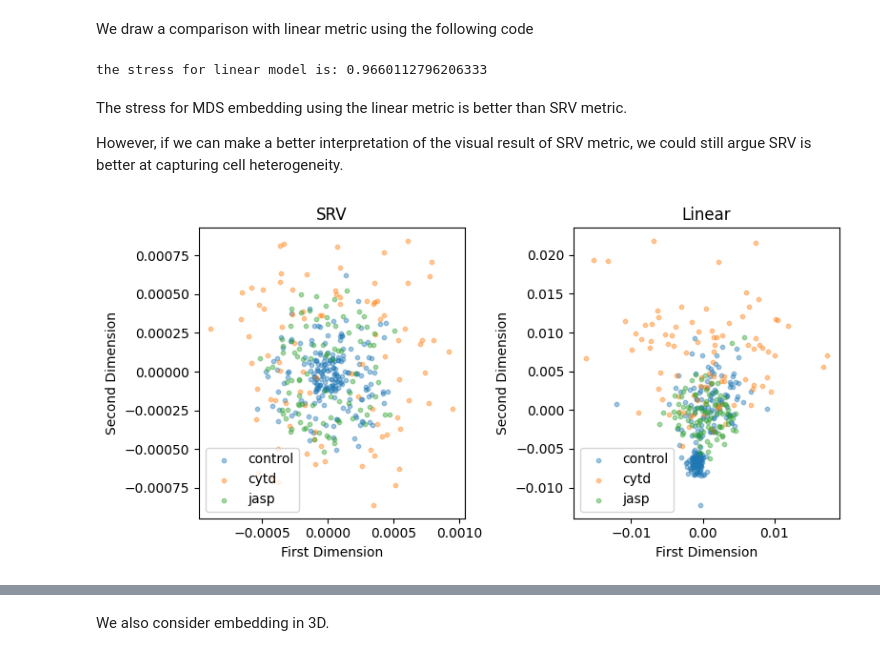
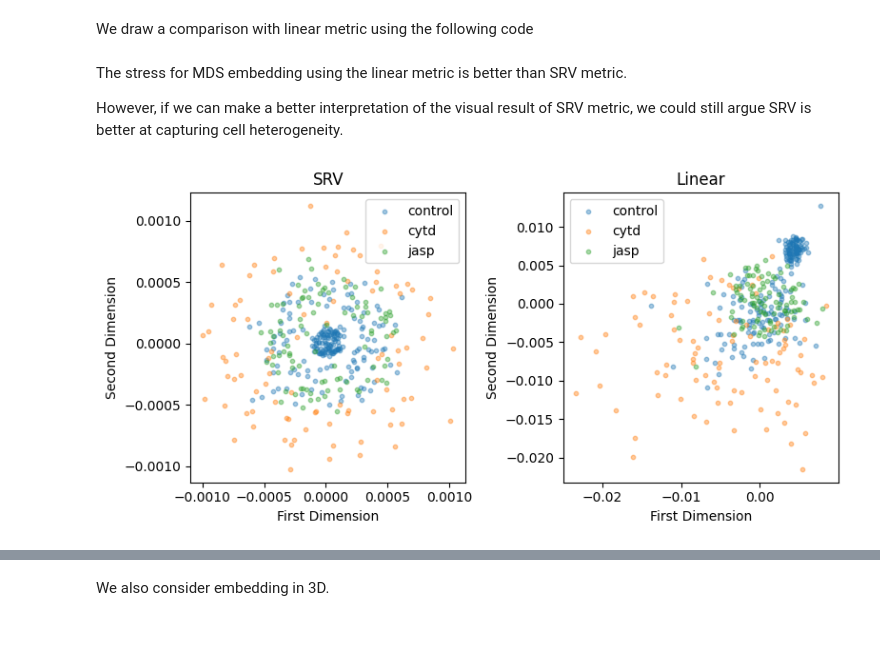
Before and after one commit to wxli0/dyn, a Jupyter notebook: dyn/notebooks/osteosarcoma_analysis_no_scale.ipynb, the cells around one changed output, grey strips where cells are left out. Drawn from its saved outputs; the diff is of its cells as text; code cells hidden in the pictures.

```diff
--- a/dyn/notebooks/osteosarcoma_analysis_no_scale.ipynb
+++ b/dyn/notebooks/osteosarcoma_analysis_no_scale.ipynb
@@ -1107,3 +1106,7 @@ INFO: finding looplift candidates
+# %%
+pairwise_dists = {}
+pairwise_dists['SRV'] = parallel_dist(cell_shapes, srv_dist, k_sampling_points)
+pairwise_dists['Linear'] = parallel_dist(cell_shapes, linear_dist, k_sampling_points)
 # %% [markdown]
 Calculate MDS statistics for dimension 2
 # %%
@@ -1122,13 +1145,18 @@ the stress for SRV model is: 0.009656548932487729
 # %% [markdown]
 MDS embedding of cell treatments (control, cytd and jasp) for different cell lines (dunn and dlm8)
 # %%
+dims = range(2, 4)
 embs = {}
-metric = 'SRV'
-embs[metric] = {}
-index = 0
-for treatment in TREATMENTS:
-    embs[metric][treatment] = {}
-    for line in LINES:
-        cell_num = len(ds_align[treatment][line])
-        embs[metric][treatment][line] = pos[index:index+cell_num]
-        index += cell_num
+
+for metric in METRICS:
+    embs[metric] = {}
+    for dim in dims:
+        embs[metric][dim] = {}
+        index = 0
+        for treatment in TREATMENTS:
+            embs[metric][dim][treatment] = {}
+            for line in LINES:
+                cell_num = len(ds_align[treatment][line])
+                pos[metric][dim][index:index+cell_num]
+                embs[metric][dim][treatment][line] = pos[metric][dim][index:index+cell_num]
+                index += cell_num
@@ -1142,51 +1169,36 @@ pairwise_linear_dists = parallel_dist(cell_shapes, linear_dist, k_sampling_point
-# %%
-mds = manifold.MDS(n_components=2, random_state=1, dissimilarity="precomputed")
-pos = mds.fit(pairwise_linear_dists).embedding_
-print("the stress for linear model is:", mds.stress_)
-# %% [output]
-the stress for linear model is: 0.9660112796206333
 # %% [markdown]
 The stress for MDS embedding using the linear metric is better than SRV metric.
 
 However, if we can make a better interpretation of the visual result of SRV metric, we could still argue SRV is better at capturing cell heterogeneity.
-# %%
-metric = 'Linear'
-embs[metric] = {}
-index = 0
-for treatment in TREATMENTS:
-    embs[metric][treatment] = {}
-    for line in LINES:
-        cell_num = len(ds_align[treatment][line])
-        embs[metric][treatment][line] = pos[index:index+cell_num]
-        index += cell_num
 # %%
 fig, axs = plt.subplots(1, 2, sharex=False, sharey=False, tight_layout=True, figsize=(8, 4))
 
+dim = 2
 line = 'dunn'
 for j, metric in enumerate(METRICS):
     distances = []
     for i, treatment in enumerate(TREATMENTS):
-        cur_embs = embs[metric][treatment][line]
+        cur_embs = embs[metric][dim][treatment][line]
         axs[j].scatter(
                 cur_embs[:, 0],
                 cur_embs[:, 1],
                 label=treatment,
                 s=10,
                 alpha=0.4
             )
         # axs[j].set_xlim(-3.5*1e-5, 3.5*1e-5)
         axs[j].set_xlabel("First Dimension")
         axs[j].set_ylabel("Second Dimension")
         axs[j].legend()
         axs[j].set_title(f"{metric}")
 # fig.suptitle("MDS of cell shapes using SRV metric", fontsize=20)
 
 plt.tight_layout()
 
 plt.savefig(os.path.join(figs_dir, f"{line}_MDS_2D_{suffix}.svg"))
 plt.savefig(os.path.join(figs_dir, f"{line}_MDS_2D_{suffix}.pdf"))
 # %% [output]
-[figure, old version]
+[figure, new version]
 # %%
 fig, axs = plt.subplots(1, 2, sharex=False, sharey=False, tight_layout=True, figsize=(8, 4))
 
```
Also changed, not shown: parts of 25 cells of this notebook, 20 other files.
